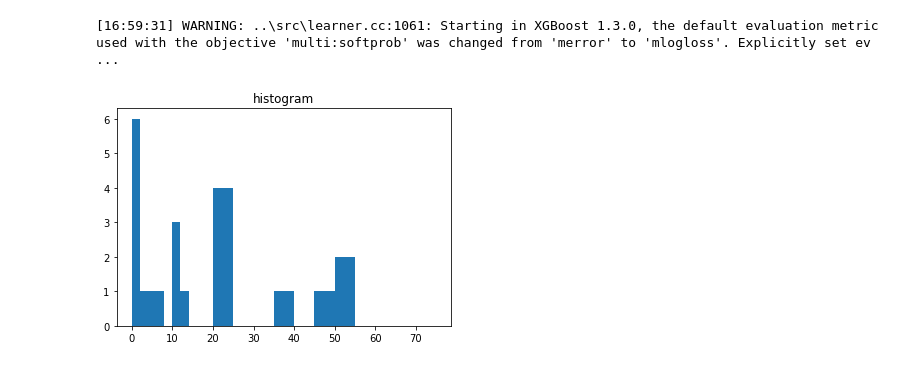
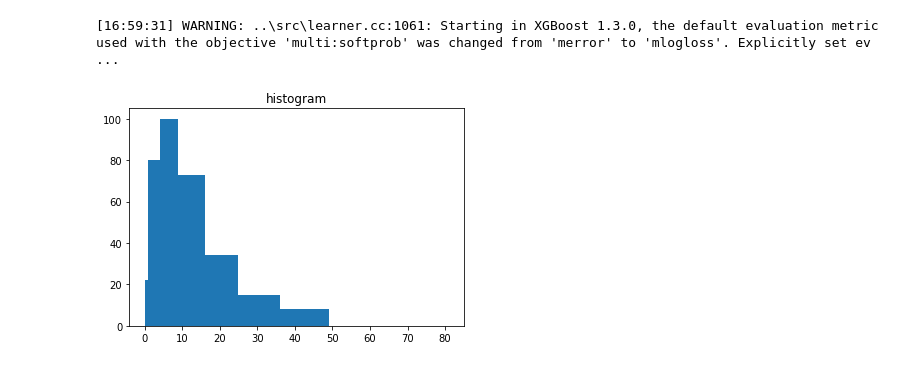
Before and after one commit to javaleeqqcom/titanic_prediction, a Jupyter notebook: titanic_data_pre-processing_V2.ipynb, the cells around one changed output. Drawn from its saved outputs; the diff is of its cells as text; code cells hidden in the pictures.

```diff
--- a/titanic_data_pre-processing_V2.ipynb
+++ b/titanic_data_pre-processing_V2.ipynb
@@ -176,12 +176,10 @@ AgeTestAnsY=xgb.predict(AgeTestX)**2
 # %%
 from sklearn.metrics import mean_squared_error # 均方误差
 mean_squared_error(AgeTestY,AgeTestAnsY)
 std_error_list=np.fabs(AgeTestY-AgeTestAnsY)
-AgeBins=list(range(0,19,2))+list(range(20,80,5))
-hist,bins = np.histogram(std_error_list,bins =AgeBins )
-plt.hist(hist, bins =  AgeBins)
+hist,AgeBins = np.histogram(std_error_list,bins = np.square(list(range(10))) )
+plt.hist(std_error_list, bins =  AgeBins)
 plt.title("histogram")
 plt.show()
-# 发现此xgboost预测年龄的结果只有小部分比较准确，大部分相去甚远。
 # %% [output]
-[figure, old version]
+[figure, new version]
```
